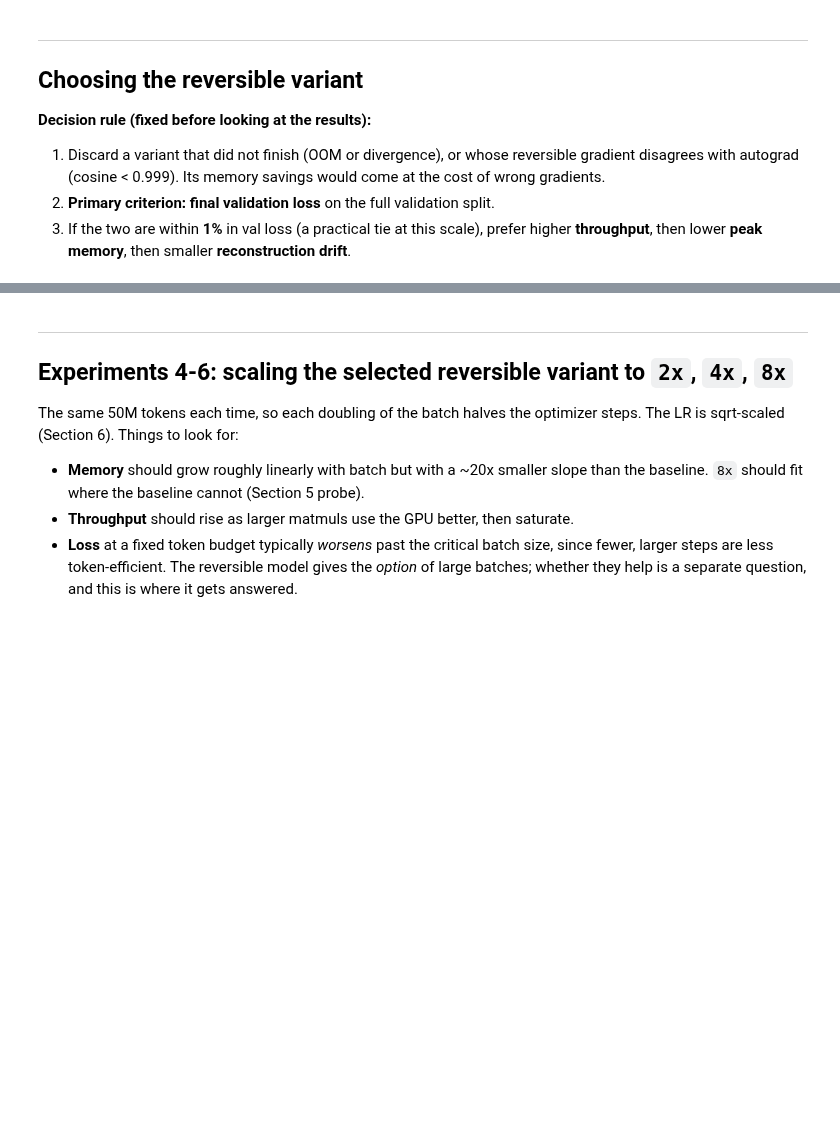
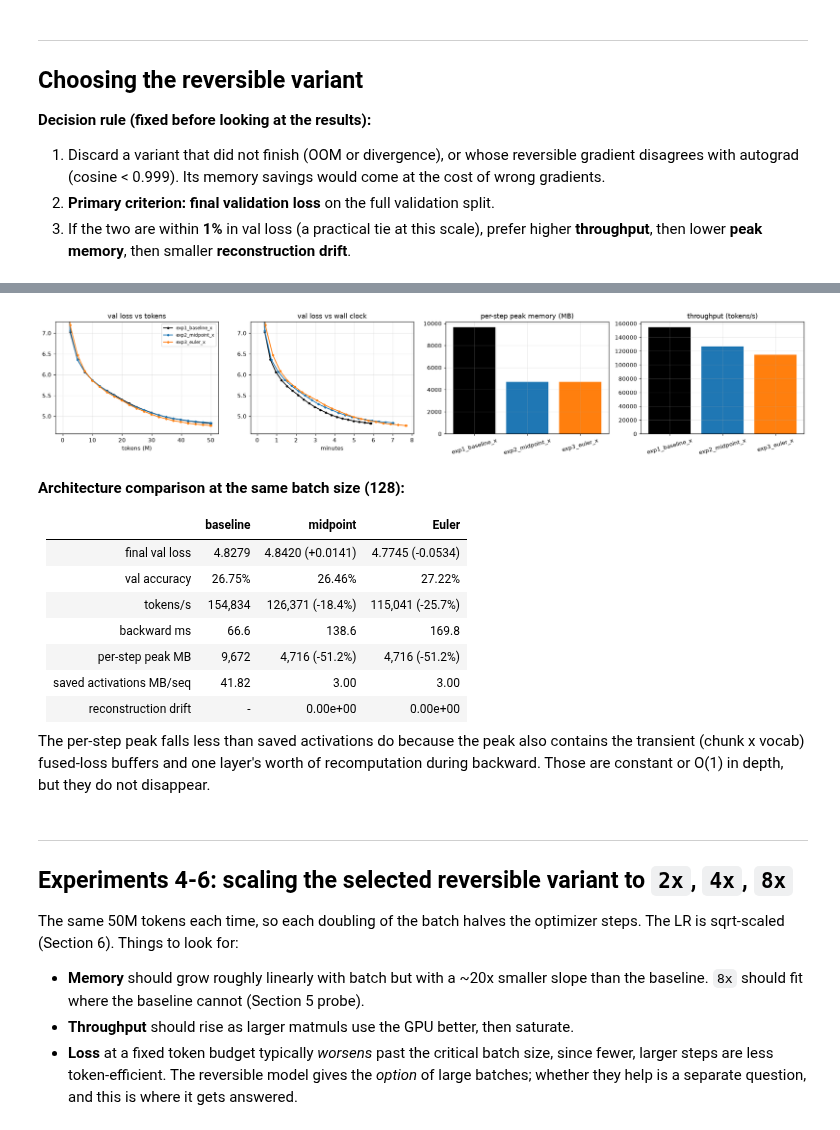
Before and after one commit to RaviNaik/ERA, a Jupyter notebook: v5/session13/reversible_llm_experiments/notebooks/reversible_llm.ipynb, the cells around one changed output, grey strips where cells are left out. Cells and saved outputs as stored; diff of their text form; code cells hidden in the pictures; blank space fills up the shorter version.

```diff
--- a/v5/session13/reversible_llm_experiments/notebooks/reversible_llm.ipynb
+++ b/v5/session13/reversible_llm_experiments/notebooks/reversible_llm.ipynb
@@ -648,37 +1239,73 @@ display(Markdown(f"## Selected variant: **`{WINNER}`** ({reason})"))
 # %%
 fig, ax = plt.subplots(1, 4, figsize=(19, 3.8))
 colors = {LBL_BASE: "k", LBL_MID: "tab:blue", LBL_EUL: "tab:orange"}
 for lbl, c in colors.items():
     ev = RECORDS[lbl]["evals"]
-    ax[0].plot(np.array(ev["tokens"]) / 1e6, ev["val_loss"], "o-", color=c, label=lbl, ms=3)
-    ax[1].plot(np.array(ev["wall_clock_s"]) / 60, ev["val_loss"], "o-", color=c, label=lbl, ms=3)
-ax[0].set(title="val loss vs tokens", xlabel="tokens (M)", ylim=(min(cmp3.final_val_loss) - 0.2, min(cmp3.final_val_loss) + 2.5))
+    ax[0].plot(
+        np.array(ev["tokens"]) / 1e6, ev["val_loss"], "o-", color=c, label=lbl, ms=3
+    )
+    ax[1].plot(
+        np.array(ev["wall_clock_s"]) / 60,
+        ev["val_loss"],
+        "o-",
+        color=c,
+        label=lbl,
+        ms=3,
+    )
+ax[0].set(
+    title="val loss vs tokens",
+    xlabel="tokens (M)",
+    ylim=(min(cmp3.final_val_loss) - 0.2, min(cmp3.final_val_loss) + 2.5),
+)
 ax[1].set(title="val loss vs wall clock", xlabel="minutes", ylim=ax[0].get_ylim())
 ax[0].legend(fontsize=8)
 ax[2].bar(cmp3.index, cmp3.peak_step_memory_mb, color=list(colors.values()))
-ax[2].set(title="per-step peak memory (MB)"); ax[2].tick_params(axis="x", rotation=15)
+ax[2].set(title="per-step peak memory (MB)")
+ax[2].tick_params(axis="x", rotation=15)
 ax[3].bar(cmp3.index, cmp3.mean_tokens_per_sec, color=list(colors.values()))
-ax[3].set(title="throughput (tokens/s)"); ax[3].tick_params(axis="x", rotation=15)
-fig.tight_layout(); plt.show()
+ax[3].set(title="throughput (tokens/s)")
+ax[3].tick_params(axis="x", rotation=15)
+fig.tight_layout()
+plt.show()
 
 b, m, e = (RECORDS[l]["summary"] for l in [LBL_BASE, LBL_MID, LBL_EUL])
-display(Markdown(f"""
+display(
+    Markdown(f"""
 **Architecture comparison at the same batch size ({BATCH_X}):**
 
 | | baseline | midpoint | Euler |
 |---|---|---|---|
-| final val loss | {b['final_val_loss']:.4f} | {m['final_val_loss']:.4f} ({m['final_val_loss'] - b['final_val_loss']:+.4f}) | {e['final_val_loss']:.4f} ({e['final_val_loss'] - b['final_val_loss']:+.4f}) |
-| val accuracy | {b['final_val_accuracy'] * 100:.2f}% | {m['final_val_accuracy'] * 100:.2f}% | {e['final_val_accuracy'] * 100:.2f}% |
-| tokens/s | {b['mean_tokens_per_sec']:,.0f} | {m['mean_tokens_per_sec']:,.0f} ({_pct(m['mean_tokens_per_sec'], b['mean_tokens_per_sec']):+.1f}%) | {e['mean_tokens_per_sec']:,.0f} ({_pct(e['mean_tokens_per_sec'], b['mean_tokens_per_sec']):+.1f}%) |
-| backward ms | {b['mean_backward_ms'] or 0:.1f} | {m['mean_backward_ms'] or 0:.1f} | {e['mean_backward_ms'] or 0:.1f} |
-| per-step peak MB | {b['peak_step_memory_mb']:,.0f} | {m['peak_step_memory_mb']:,.0f} ({_pct(m['peak_step_memory_mb'], b['peak_step_memory_mb']):+.1f}%) | {e['peak_step_memory_mb']:,.0f} ({_pct(e['peak_step_memory_mb'], b['peak_step_memory_mb']):+.1f}%) |
-| saved activations MB/seq | {b['activation_saved_mb_per_sample']:.2f} | {m['activation_saved_mb_per_sample']:.2f} | {e['activation_saved_mb_per_sample']:.2f} |
-| reconstruction drift | - | {(m.get('reversibility') or {}).get('max_rel_error', float('nan')):.2e} | {(e.get('reversibility') or {}).get('max_rel_error', float('nan')):.2e} |
+| final val loss | {b["final_val_loss"]:.4f} | {m["final_val_loss"]:.4f} ({m["final_val_loss"] - b["final_val_loss"]:+.4f}) | {e["final_val_loss"]:.4f} ({e["final_val_loss"] - b["final_val_loss"]:+.4f}) |
+| val accuracy | {b["final_val_accuracy"] * 100:.2f}% | {m["final_val_accuracy"] * 100:.2f}% | {e["final_val_accuracy"] * 100:.2f}% |
+| tokens/s | {b["mean_tokens_per_sec"]:,.0f} | {m["mean_tokens_per_sec"]:,.0f} ({_pct(m["mean_tokens_per_sec"], b["mean_tokens_per_sec"]):+.1f}%) | {e["mean_tokens_per_sec"]:,.0f} ({_pct(e["mean_tokens_per_sec"], b["mean_tokens_per_sec"]):+.1f}%) |
+| backward ms | {b["mean_backward_ms"] or 0:.1f} | {m["mean_backward_ms"] or 0:.1f} | {e["mean_backward_ms"] or 0:.1f} |
+| per-step peak MB | {b["peak_step_memory_mb"]:,.0f} | {m["peak_step_memory_mb"]:,.0f} ({_pct(m["peak_step_memory_mb"], b["peak_step_memory_mb"]):+.1f}%) | {e["peak_step_memory_mb"]:,.0f} ({_pct(e["peak_step_memory_mb"], b["peak_step_memory_mb"]):+.1f}%) |
+| saved activations MB/seq | {b["activation_saved_mb_per_sample"]:.2f} | {m["activation_saved_mb_per_sample"]:.2f} | {e["activation_saved_mb_per_sample"]:.2f} |
+| reconstruction drift | - | {(m.get("reversibility") or {}).get("max_rel_error", float("nan")):.2e} | {(e.get("reversibility") or {}).get("max_rel_error", float("nan")):.2e} |
 
 The per-step peak falls less than saved activations do because the peak also contains
 the transient (chunk x vocab) fused-loss buffers and one layer's worth of recomputation
 during backward. Those are constant or O(1) in depth, but they do not disappear.
-"""))
+""")
+)
+# %% [output]
+[figure, added]
+
+**Architecture comparison at the same batch size (128):**
+
+| | baseline | midpoint | Euler |
+|---|---|---|---|
+| final val loss | 4.8279 | 4.8420 (+0.0141) | 4.7745 (-0.0534) |
+| val accuracy | 26.75% | 26.46% | 27.22% |
+| tokens/s | 154,834 | 126,371 (-18.4%) | 115,041 (-25.7%) |
+| backward ms | 66.6 | 138.6 | 169.8 |
+| per-step peak MB | 9,672 | 4,716 (-51.2%) | 4,716 (-51.2%) |
+| saved activations MB/seq | 41.82 | 3.00 | 3.00 |
+| reconstruction drift | - | 0.00e+00 | 0.00e+00 |
+
+The per-step peak falls less than saved activations do because the peak also contains
+the transient (chunk x vocab) fused-loss buffers and one layer's worth of recomputation
+during backward. Those are constant or O(1) in depth, but they do not disappear.
 # %% [markdown]
 ---
 ## Experiments 4-6: scaling the selected reversible variant to `2x`, `4x`, `8x`
```
Also changed, not shown: parts of 25 cells of this notebook, 22 other files.
